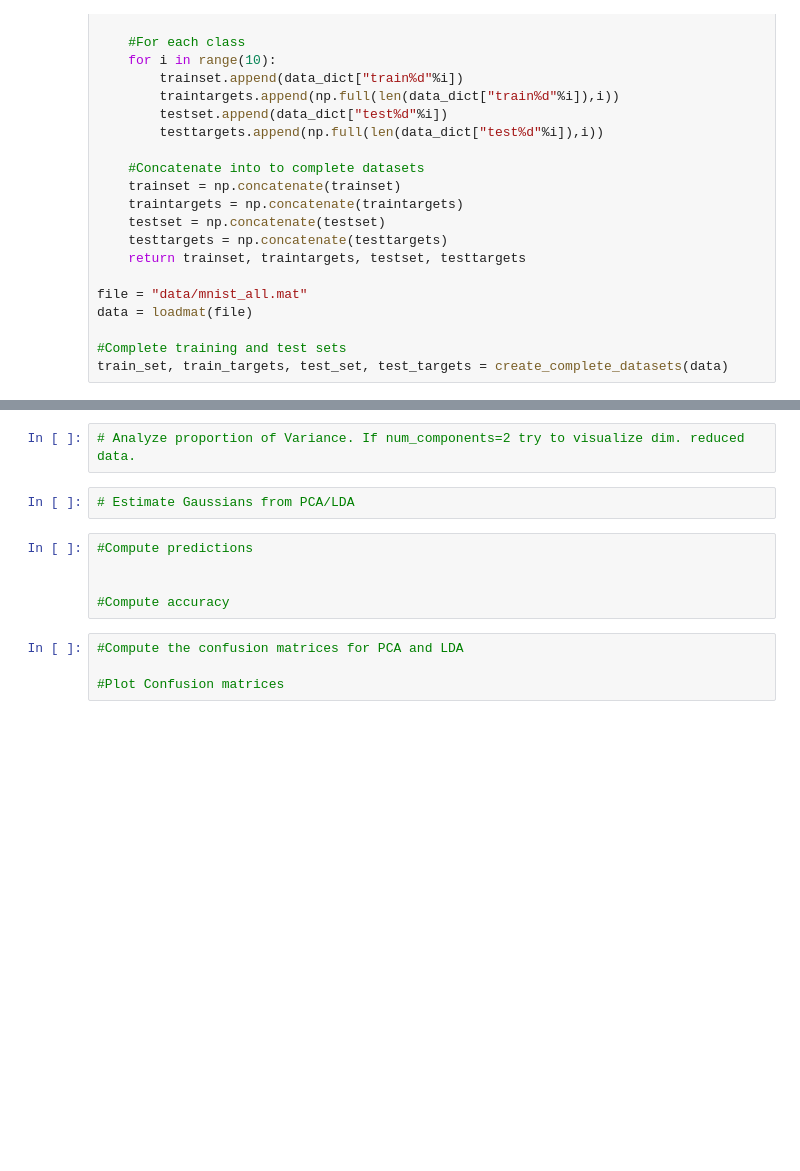
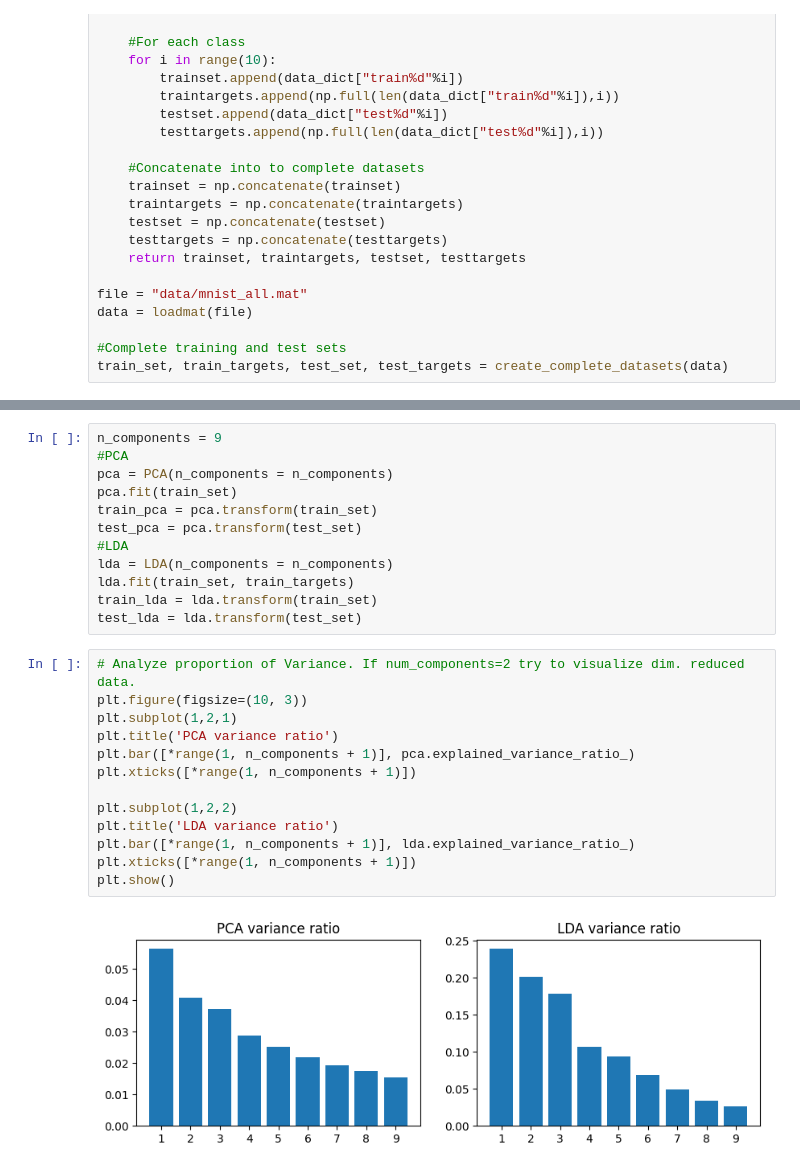
Before and after one commit to vismiroglou/ce7_ml_2023, a Jupyter notebook: Lecture 6/Exercise_Linear_discrimation_notebook_w_hints.ipynb, the cells around one changed output, grey strips where cells are left out. Saved outputs shown, nothing was run; the diff lists cells and outputs as text; blank space fills up the shorter version.

```diff
--- a/Lecture 6/Exercise_Linear_discrimation_notebook_w_hints.ipynb
+++ b/Lecture 6/Exercise_Linear_discrimation_notebook_w_hints.ipynb
@@ -46,13 +43,27 @@ n_components = 9
-# %%
-# Analyze proportion of Variance. If num_components=2 try to visualize dim. reduced data.
-# %%
-# Estimate Gaussians from PCA/LDA
-# %%
-#Compute predictions
-
-
-#Compute accuracy
-# %%
-#Compute the confusion matrices for PCA and LDA
-
-#Plot Confusion matrices
+# %%
+n_components = 9
+#PCA
+pca = PCA(n_components = n_components)
+pca.fit(train_set)
+train_pca = pca.transform(train_set)
+test_pca = pca.transform(test_set)
+#LDA
+lda = LDA(n_components = n_components)
+lda.fit(train_set, train_targets)
+train_lda = lda.transform(train_set)
+test_lda = lda.transform(test_set)
+# %%
+# Analyze proportion of Variance. If num_components=2 try to visualize dim. reduced data.
+plt.figure(figsize=(10, 3))
+plt.subplot(1,2,1)
+plt.title('PCA variance ratio')
+plt.bar([*range(1, n_components + 1)], pca.explained_variance_ratio_)
+plt.xticks([*range(1, n_components + 1)])
+
+plt.subplot(1,2,2)
+plt.title('LDA variance ratio')
+plt.bar([*range(1, n_components + 1)], lda.explained_variance_ratio_)
+plt.xticks([*range(1, n_components + 1)])
+plt.show()
+# %% [output]
+[figure, added]
```
Also changed, not shown: parts of 5 cells of this notebook.
